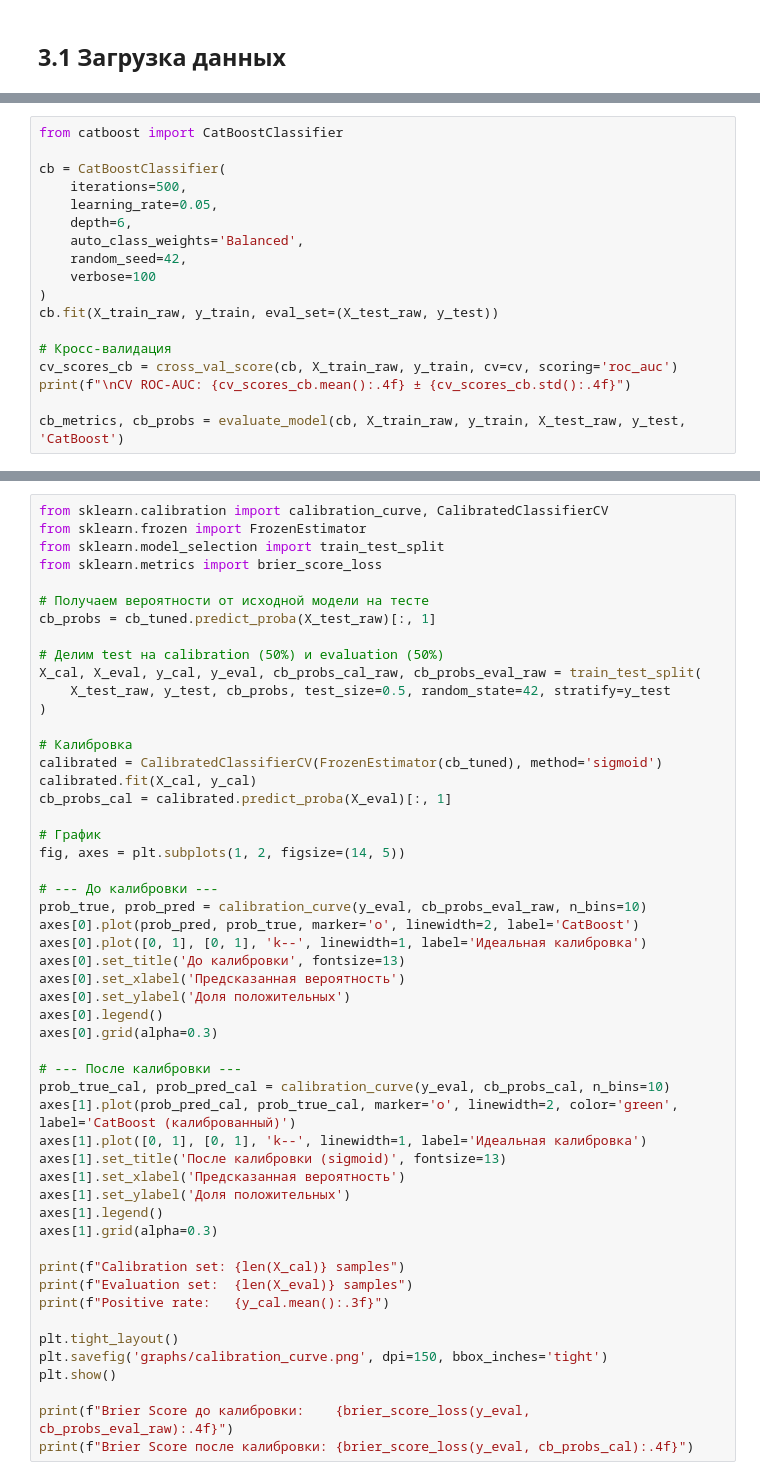
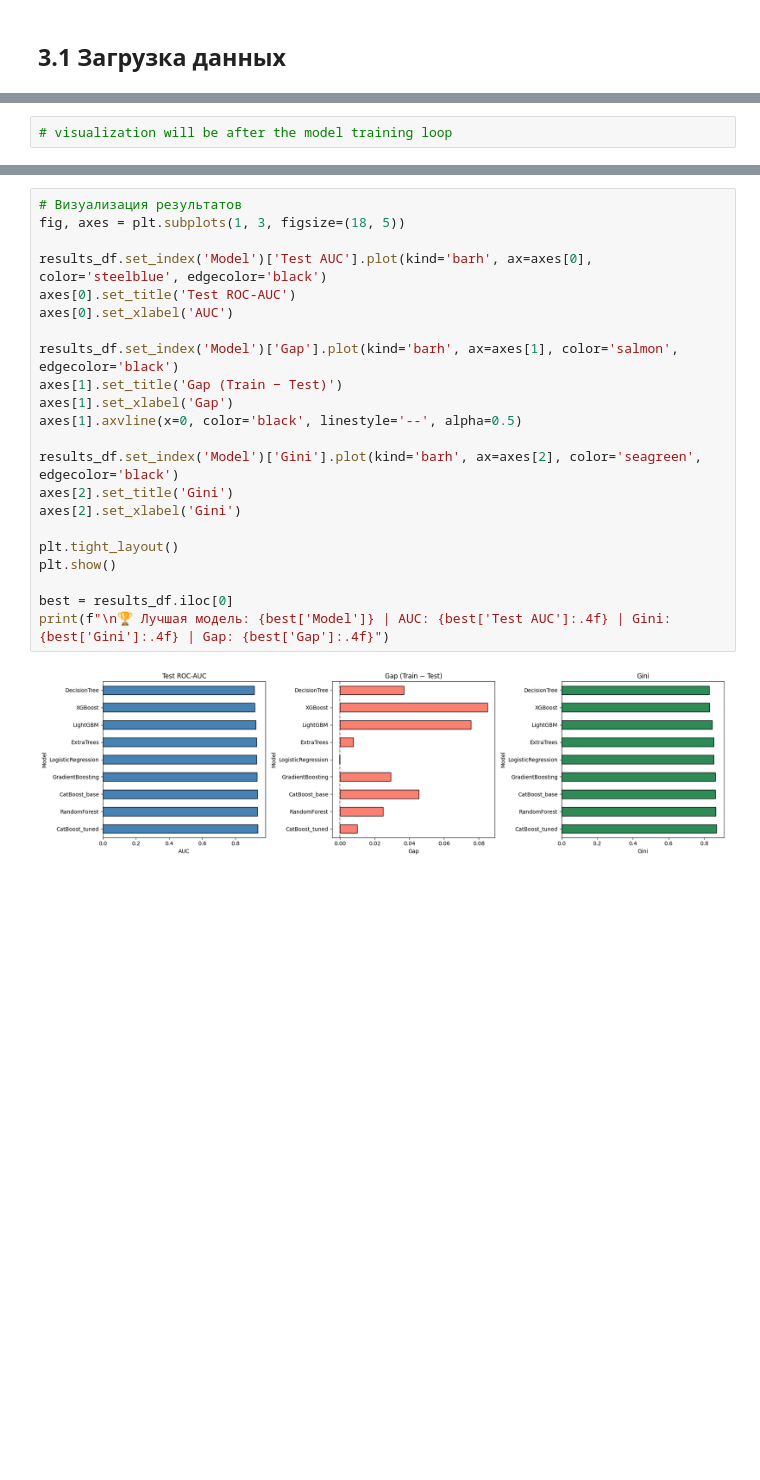
Before and after one commit to justShox/Churn-prediction-api, a Jupyter notebook: notebooks/03_modeling.ipynb, the cells around one changed output, grey strips where cells are left out. Saved outputs shown, nothing was run; the diff lists cells and outputs as text; blank space fills up the shorter version.

```diff
--- a/notebooks/03_modeling.ipynb
+++ b/notebooks/03_modeling.ipynb
@@ -139,18 +95,2 @@ CatBoost выбран как основная модель по следующи
 # %%
-from catboost import CatBoostClassifier
-
-cb = CatBoostClassifier(
-    iterations=500,
-    learning_rate=0.05,
-    depth=6,
-    auto_class_weights='Balanced',
-    random_seed=42,
-    verbose=100
-)
-cb.fit(X_train_raw, y_train, eval_set=(X_test_raw, y_test))
-
-# Кросс-валидация
-cv_scores_cb = cross_val_score(cb, X_train_raw, y_train, cv=cv, scoring='roc_auc')
-print(f"\nCV ROC-AUC: {cv_scores_cb.mean():.4f} ± {cv_scores_cb.std():.4f}")
-
-cb_metrics, cb_probs = evaluate_model(cb, X_train_raw, y_train, X_test_raw, y_test, 'CatBoost')
+# visualization will be after the model training loop
@@ -269,53 +207,24 @@ CV ROC-AUC финальной модели: 0.9369 ± 0.0043
 # %%
-from sklearn.calibration import calibration_curve, CalibratedClassifierCV
-from sklearn.frozen import FrozenEstimator
-from sklearn.model_selection import train_test_split
-from sklearn.metrics import brier_score_loss
+# Визуализация результатов
+fig, axes = plt.subplots(1, 3, figsize=(18, 5))
 
-# Получаем вероятности от исходной модели на тесте
-cb_probs = cb_tuned.predict_proba(X_test_raw)[:, 1]
+results_df.set_index('Model')['Test AUC'].plot(kind='barh', ax=axes[0], color='steelblue', edgecolor='black')
+axes[0].set_title('Test ROC-AUC')
+axes[0].set_xlabel('AUC')
 
-# Делим test на calibration (50%) и evaluation (50%)
-X_cal, X_eval, y_cal, y_eval, cb_probs_cal_raw, cb_probs_eval_raw = train_test_split(
-    X_test_raw, y_test, cb_probs, test_size=0.5, random_state=42, stratify=y_test
-)
+results_df.set_index('Model')['Gap'].plot(kind='barh', ax=axes[1], color='salmon', edgecolor='black')
+axes[1].set_title('Gap (Train − Test)')
+axes[1].set_xlabel('Gap')
+axes[1].axvline(x=0, color='black', linestyle='--', alpha=0.5)
 
-# Калибровка
-calibrated = CalibratedClassifierCV(FrozenEstimator(cb_tuned), method='sigmoid')
-calibrated.fit(X_cal, y_cal)
-cb_probs_cal = calibrated.predict_proba(X_eval)[:, 1]
-
-# График
-fig, axes = plt.subplots(1, 2, figsize=(14, 5))
-
-# --- До калибровки ---
-prob_true, prob_pred = calibration_curve(y_eval, cb_probs_eval_raw, n_bins=10)
-axes[0].plot(prob_pred, prob_true, marker='o', linewidth=2, label='CatBoost')
-axes[0].plot([0, 1], [0, 1], 'k--', linewidth=1, label='Идеальная калибровка')
-axes[0].set_title('До калибровки', fontsize=13)
-axes[0].set_xlabel('Предсказанная вероятность')
-axes[0].set_ylabel('Доля положительных')
-axes[0].legend()
-axes[0].grid(alpha=0.3)
-
-# --- После калибровки ---
-prob_true_cal, prob_pred_cal = calibration_curve(y_eval, cb_probs_cal, n_bins=10)
-axes[1].plot(prob_pred_cal, prob_true_cal, marker='o', linewidth=2, color='green', label='CatBoost (калиброванный)')
-axes[1].plot([0, 1], [0, 1], 'k--', linewidth=1, label='Идеальная калибровка')
-axes[1].set_title('После калибровки (sigmoid)', fontsize=13)
-axes[1].set_xlabel('Предсказанная вероятность')
-axes[1].set_ylabel('Доля положительных')
-axes[1].legend()
-axes[1].grid(alpha=0.3)
-
-print(f"Calibration set: {len(X_cal)} samples")
-print(f"Evaluation set:  {len(X_eval)} samples")
-print(f"Positive rate:   {y_cal.mean():.3f}")
+results_df.set_index('Model')['Gini'].plot(kind='barh', ax=axes[2], color='seagreen', edgecolor='black')
+axes[2].set_title('Gini')
+axes[2].set_xlabel('Gini')
 
 plt.tight_layout()
-plt.savefig('graphs/calibration_curve.png', dpi=150, bbox_inches='tight')
 plt.show()
 
-print(f"Brier Score до калибровки:    {brier_score_loss(y_eval, cb_probs_eval_raw):.4f}")
-print(f"Brier Score после калибровки: {brier_score_loss(y_eval, cb_probs_cal):.4f}")
+best = results_df.iloc[0]
+print(f"\n🏆 Лучшая модель: {best['Model']} | AUC: {best['Test AUC']:.4f} | Gini: {best['Gini']:.4f} | Gap: {best['Gap']:.4f}")
 # %% [output]
+[figure, new version]
```
Also changed, not shown: parts of 45 cells of this notebook, 11 other files.
